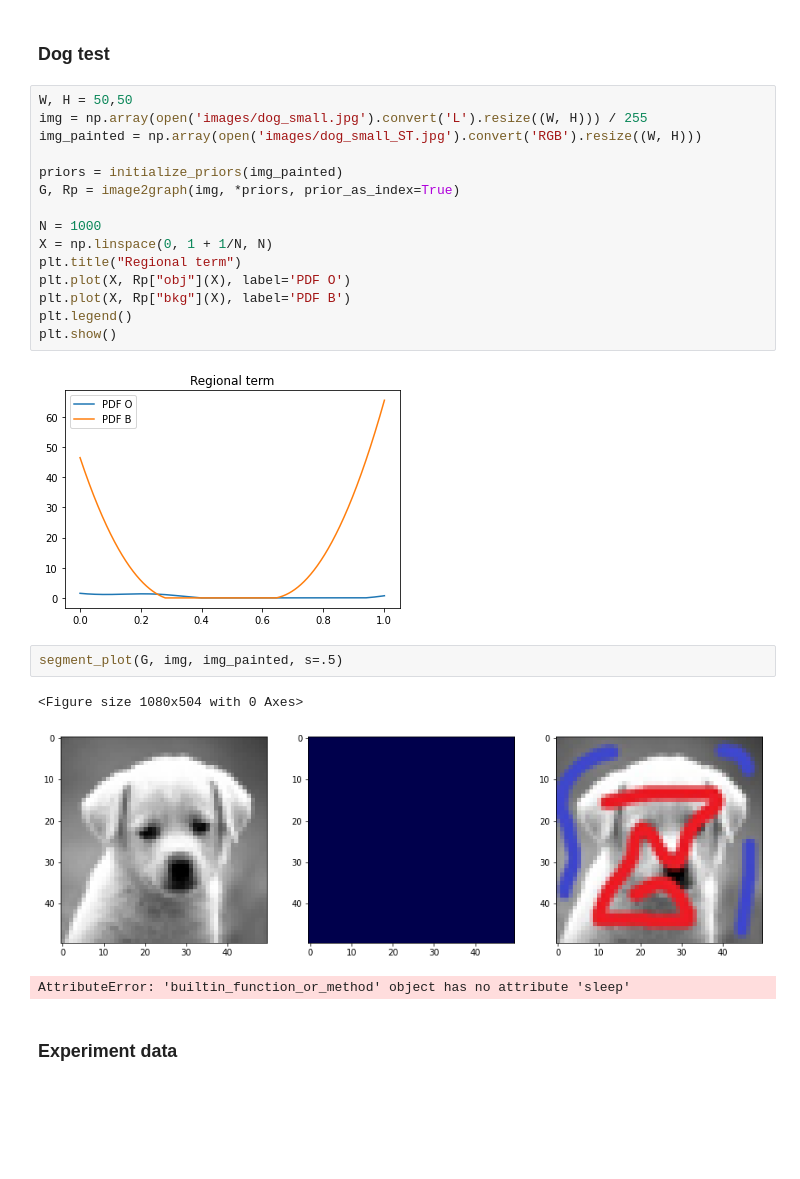
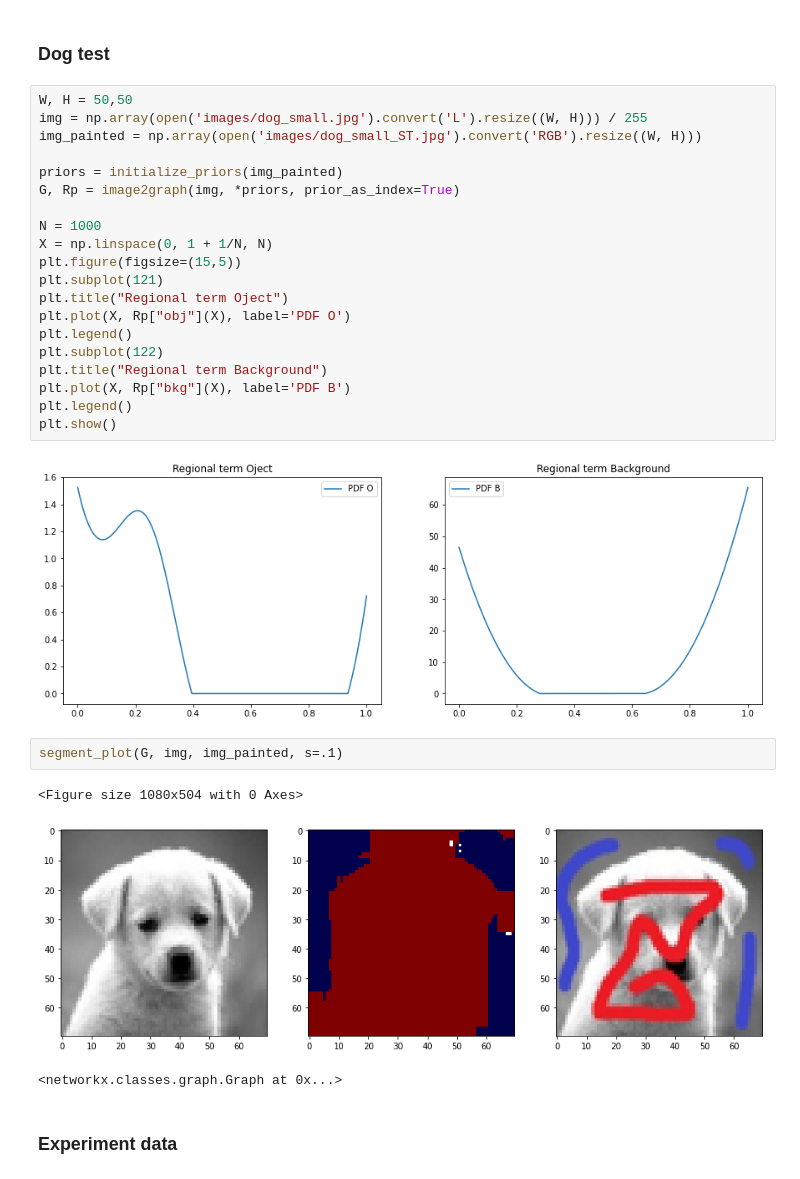
Before and after one commit to sellaziz/compi-graph-cut, a Jupyter notebook: test.ipynb, the cells around one changed output. Saved outputs shown, nothing was run; the diff lists cells and outputs as text; blank space fills up the shorter version.

```diff
--- a/test.ipynb
+++ b/test.ipynb
@@ -106,26 +105,31 @@ def segment_plot(G, img, img_seed, s=2):
 # %%
 W, H = 50,50
 img = np.array(open('images/dog_small.jpg').convert('L').resize((W, H))) / 255
 img_painted = np.array(open('images/dog_small_ST.jpg').convert('RGB').resize((W, H)))
 
 priors = initialize_priors(img_painted)
 G, Rp = image2graph(img, *priors, prior_as_index=True)
 
 N = 1000
 X = np.linspace(0, 1 + 1/N, N)
-plt.title("Regional term")
+plt.figure(figsize=(15,5))
+plt.subplot(121)
+plt.title("Regional term Oject")
 plt.plot(X, Rp["obj"](X), label='PDF O')
+plt.legend()
+plt.subplot(122)
+plt.title("Regional term Background")
 plt.plot(X, Rp["bkg"](X), label='PDF B')
 plt.legend()
 plt.show()
 # %% [output]
-[figure, old version]
+[figure, new version]
 # %%
-segment_plot(G, img, img_painted, s=.5)
+segment_plot(G, img, img_painted, s=.1)
 # %% [output]
 <Figure size 1080x504 with 0 Axes>
-[figure, old version]
+[figure, new version]
-AttributeError: 'builtin_function_or_method' object has no attribute 'sleep'
+<networkx.classes.graph.Graph at 0x...>
 # %% [markdown]
 ### Experiment data
 # %% [markdown]
```
Also changed, not shown: parts of 10 cells of this notebook, 2 other files.
